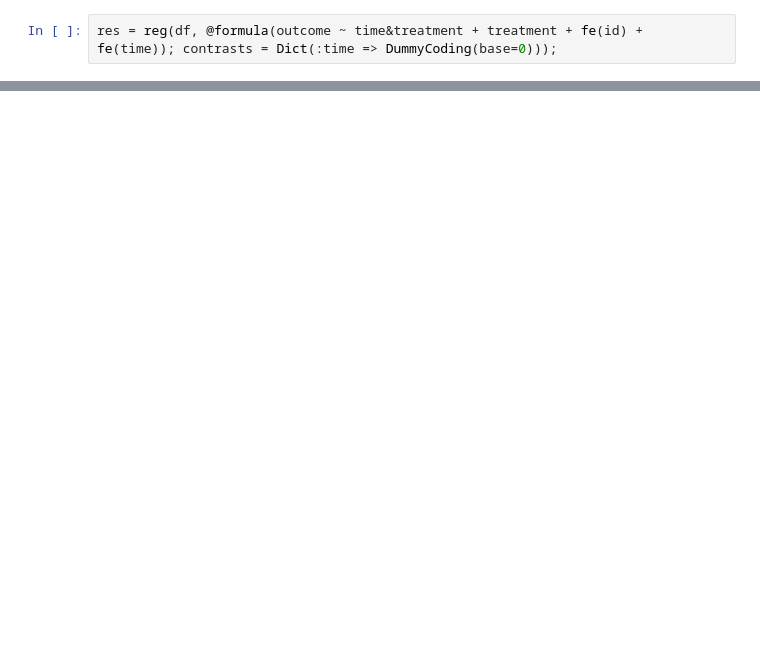
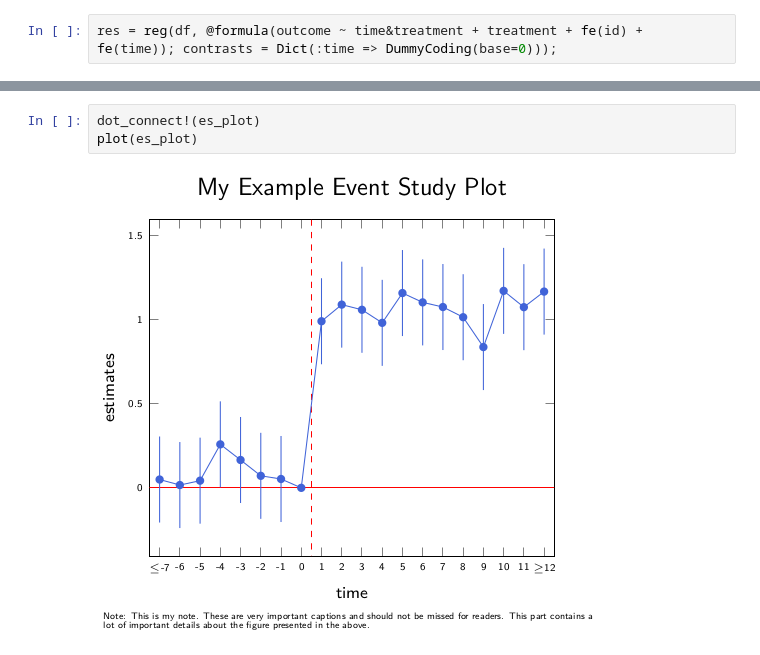
Before and after one commit to caibengbu/Coefplots.jl, a Jupyter notebook: examples/esplot.ipynb, the cells around one changed output, grey strips where cells are left out. Cells and saved outputs as stored; diff of their text form; blank space fills up the shorter version.

Commit message:
allow connecting dots

```diff
--- a/examples/esplot.ipynb
+++ b/examples/esplot.ipynb
@@ -59,0 +63,5 @@ plot(es_plot)
+# %%
+dot_connect!(es_plot)
+plot(es_plot)
+# %% [output]
+[figure, added]
```
Also changed, not shown: parts of 5 cells of this notebook, 2 other files.
